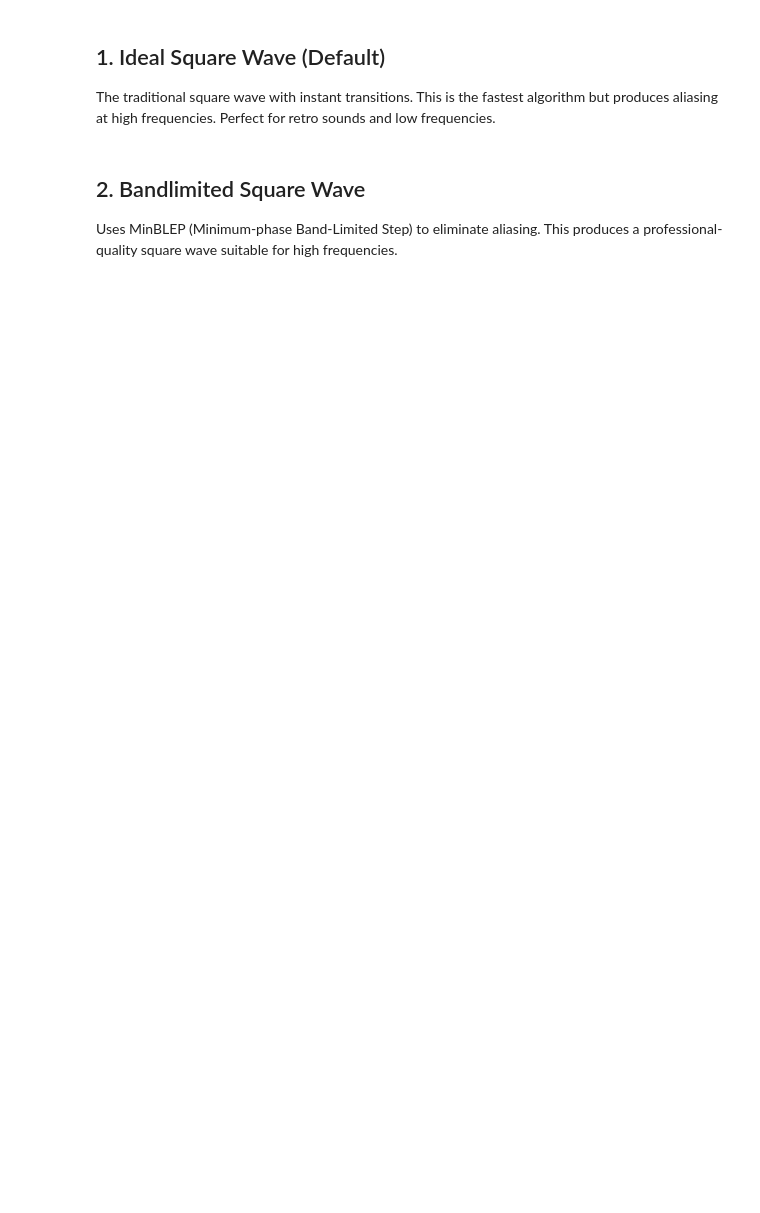
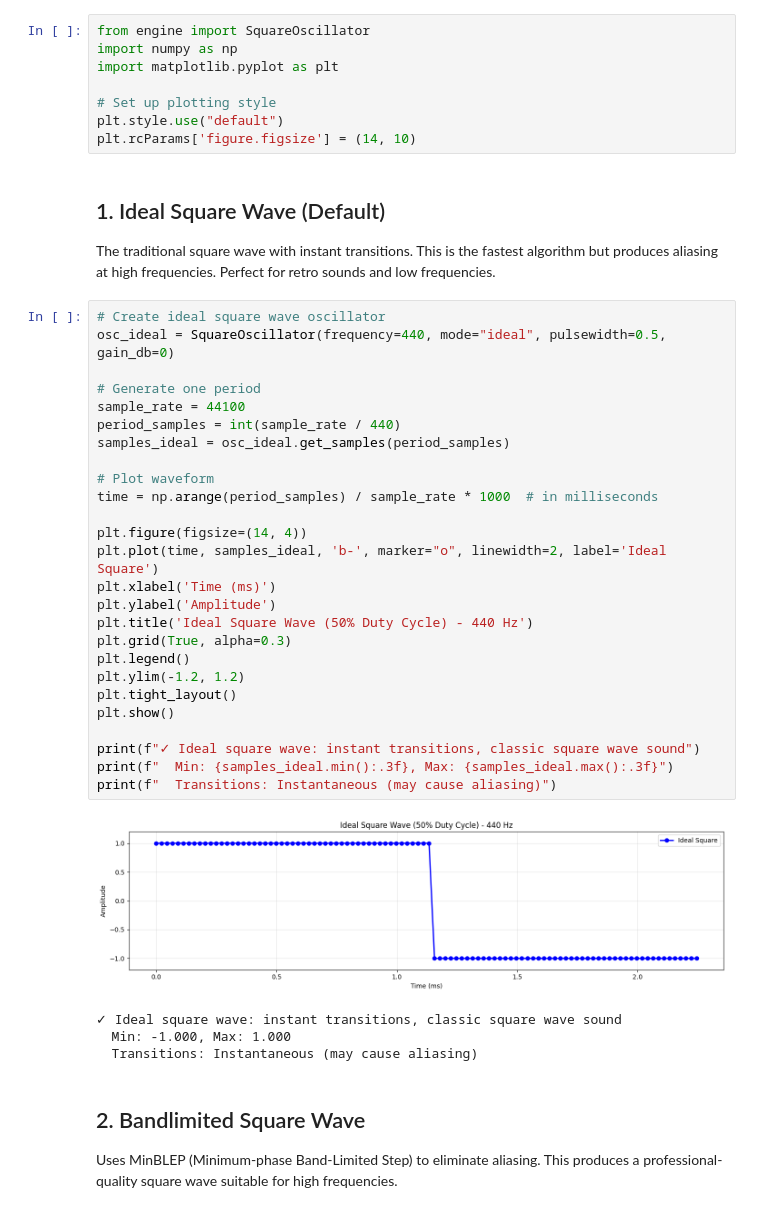
Before and after one commit to rasigle/sonicrack, a Jupyter notebook: examples/oscillators/oscillators_v2_square_strategy.ipynb, the cells around one changed output. Cells and saved outputs as stored; diff of their text form; blank space fills up the shorter version.

Commit message:
Fixing oscillator test-cases.

```diff
--- a/examples/oscillators/oscillators_v2_square_strategy.ipynb
+++ b/examples/oscillators/oscillators_v2_square_strategy.ipynb
@@ -875,8 +13,47 @@
+# %%
+from engine import SquareOscillator
+import numpy as np
+import matplotlib.pyplot as plt
+
+# Set up plotting style
+plt.style.use("default")
+plt.rcParams['figure.figsize'] = (14, 10)
 # %% [markdown]
 ## 1. Ideal Square Wave (Default)
 
 The traditional square wave with instant transitions. This is the fastest algorithm
 but produces aliasing at high frequencies. Perfect for retro sounds and low frequencies.
+# %%
+# Create ideal square wave oscillator
+osc_ideal = SquareOscillator(frequency=440, mode="ideal", pulsewidth=0.5, gain_db=0)
+
+# Generate one period
+sample_rate = 44100
+period_samples = int(sample_rate / 440)
+samples_ideal = osc_ideal.get_samples(period_samples)
+
+# Plot waveform
+time = np.arange(period_samples) / sample_rate * 1000  # in milliseconds
+
+plt.figure(figsize=(14, 4))
+plt.plot(time, samples_ideal, 'b-', marker="o", linewidth=2, label='Ideal Square')
+plt.xlabel('Time (ms)')
+plt.ylabel('Amplitude')
+plt.title('Ideal Square Wave (50% Duty Cycle) - 440 Hz')
+plt.grid(True, alpha=0.3)
+plt.legend()
+plt.ylim(-1.2, 1.2)
+plt.tight_layout()
+plt.show()
+
+print(f"✓ Ideal square wave: instant transitions, classic square wave sound")
+print(f"  Min: {samples_ideal.min():.3f}, Max: {samples_ideal.max():.3f}")
+print(f"  Transitions: Instantaneous (may cause aliasing)")
+# %% [output]
+[figure, added]
+✓ Ideal square wave: instant transitions, classic square wave sound
+  Min: -1.000, Max: 1.000
+  Transitions: Instantaneous (may cause aliasing)
 # %% [markdown]
 ## 2. Bandlimited Square Wave
 
```
Also changed, not shown: parts of 10 cells of this notebook, 12 other files.
